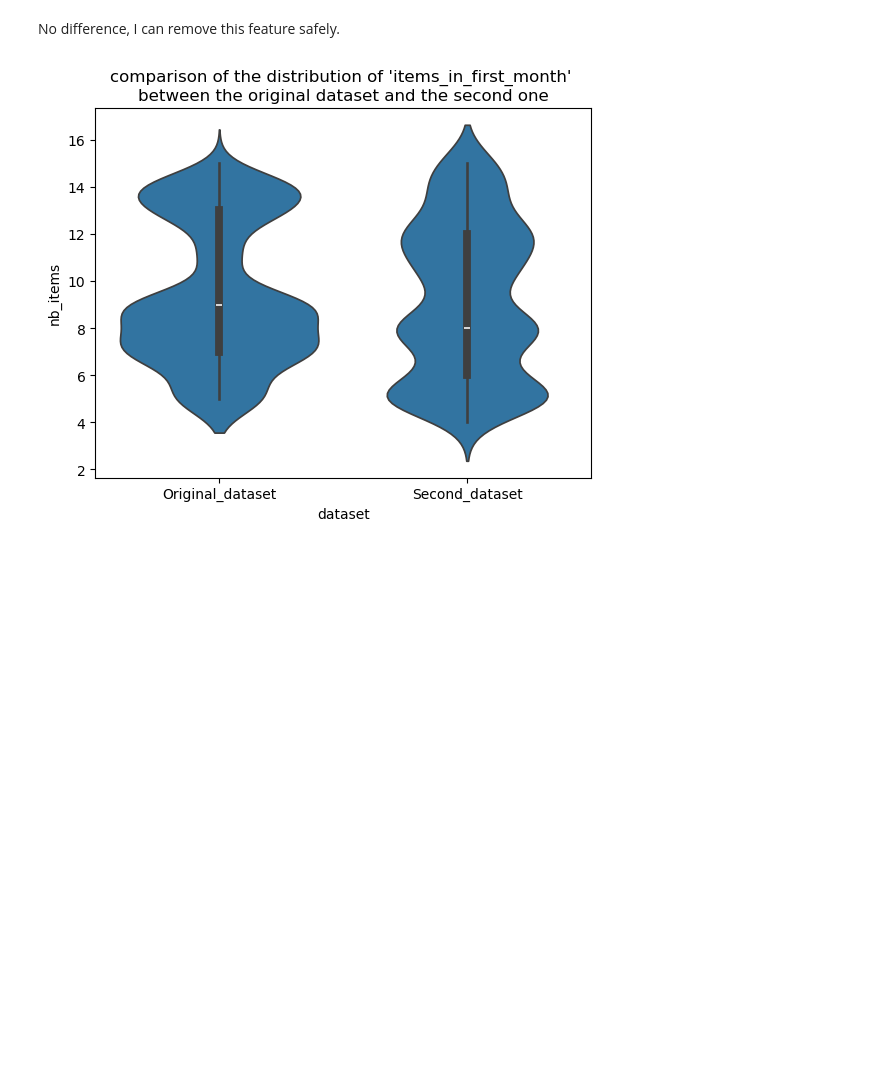
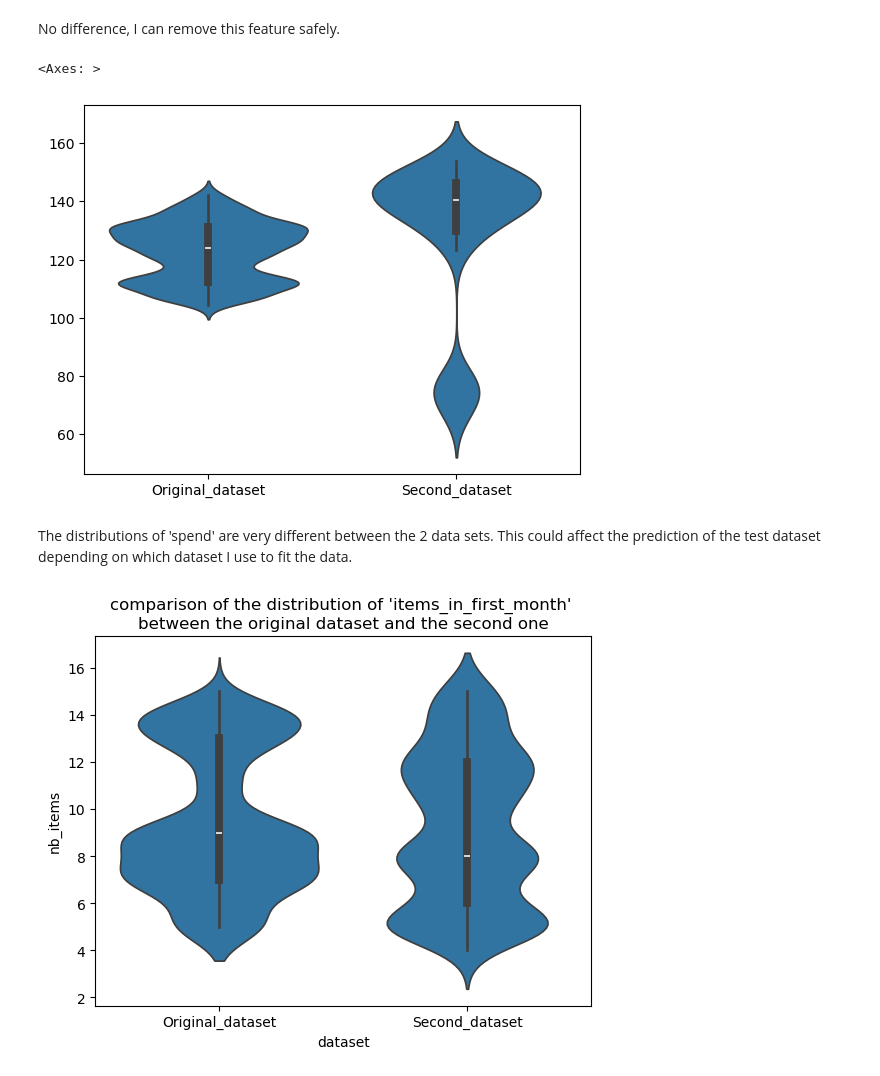
Before and after one commit to flylight-max/EDA_exam_CodeOp, a Jupyter notebook: analysis.ipynb, the cells around one changed output. Saved outputs shown, nothing was run; the diff lists cells and outputs as text; code cells hidden in the pictures; blank space fills up the shorter version.

```diff
--- a/analysis.ipynb
+++ b/analysis.ipynb
@@ -824,4 +824,23 @@ No difference, I can remove this feature safely.
 #remove what don't matter
 customer_train = customer_train.drop(["customer_id", "promotion"], axis=1)
 customer_test = customer_test.drop(["customer_id", "promotion"], axis=1)
+# %%
+customer_data.name = "Original_dataset"
+customer_train.name = "Second_dataset"
+
+spend = {"Dataset":[], "Spend":[]}
+for item in customer_data["spend"]:
+    spend["Dataset"].append(customer_data.name)
+    spend["Spend"].append(item)
+
+for item in customer_train["spend"]:
+    spend["Dataset"].append(customer_train.name)
+    spend["Spend"].append(item)
+
+sns.violinplot(x=spend["Dataset"], y=spend["Spend"])
+# %% [output]
+<Axes: >
+[figure, added]
+# %% [markdown]
+The distributions of 'spend' are very different between the 2 data sets. This could affect the prediction of the test dataset depending on which dataset I use to fit the data.
 # %%
```
Also changed, not shown: parts of 3 cells of this notebook.
